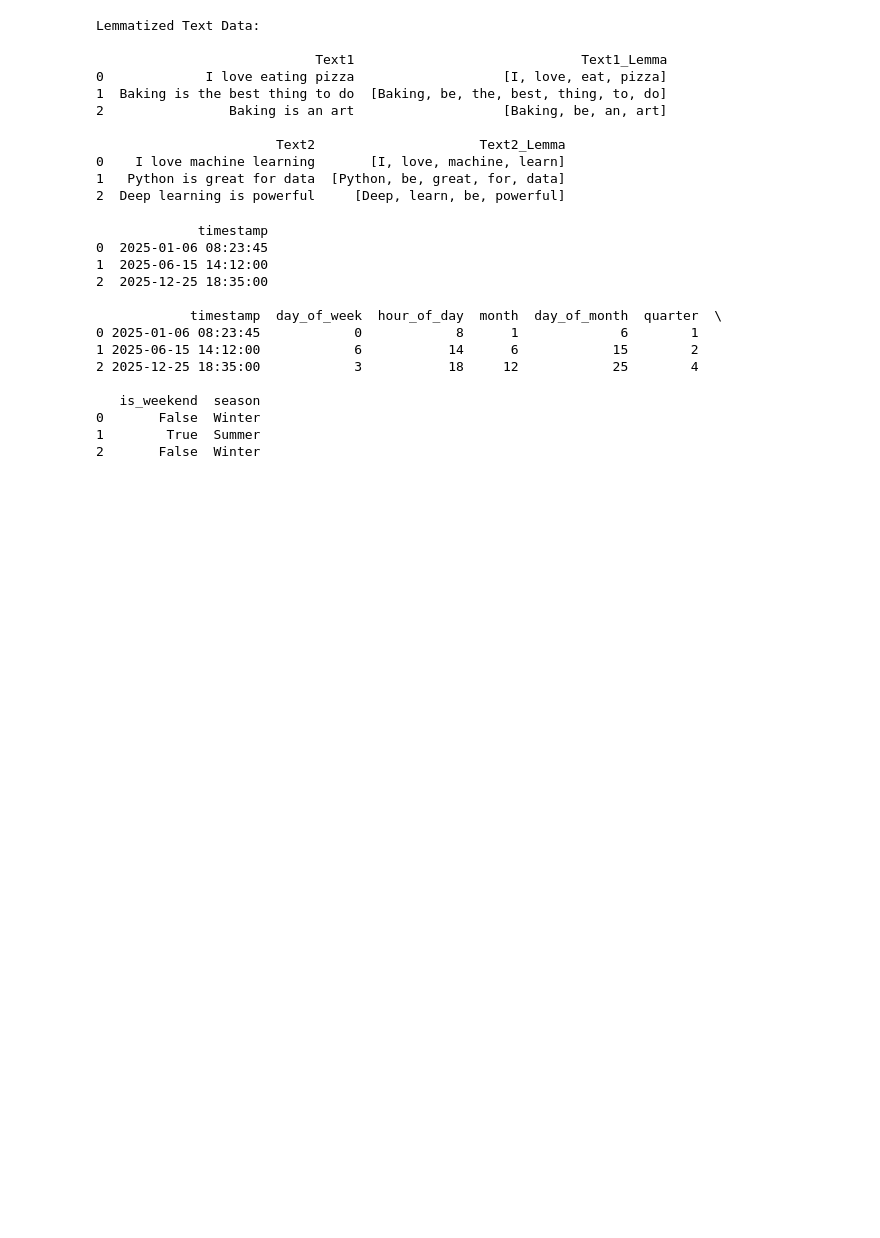
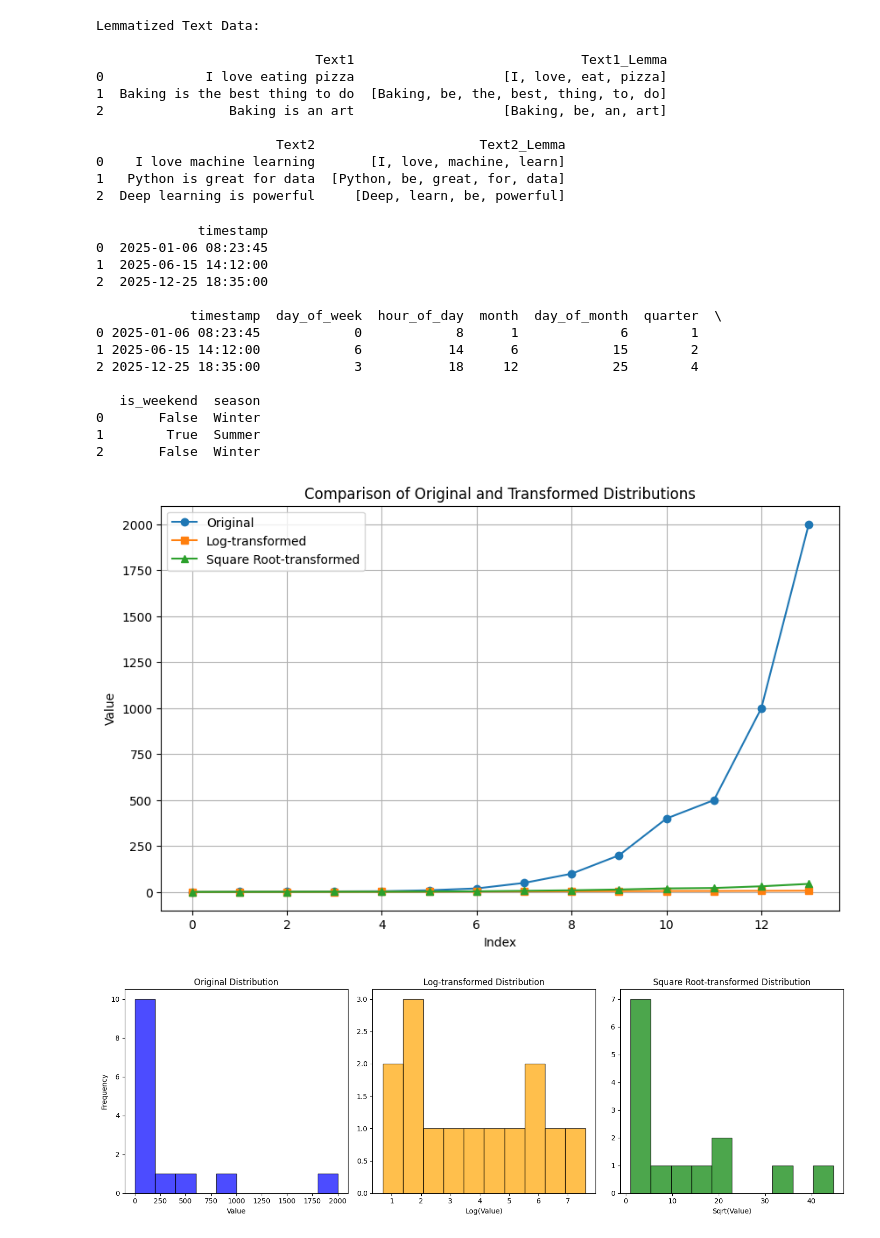
Before and after one commit to priiyu12/ML, a Jupyter notebook: Unit 1/Unit_1.ipynb, the cells around one changed output. Cells and saved outputs as stored; diff of their text form; code cells hidden in the pictures; blank space fills up the shorter version.

```diff
--- a/Unit 1/Unit_1.ipynb
+++ b/Unit 1/Unit_1.ipynb
@@ -592,3 +592,55 @@ print(convert, "\n")
 0       False  Winter
 1        True  Summer
 2       False  Winter
+# %%
+import numpy as np
+import pandas as pd
+import matplotlib.pyplot as plt
+
+# DataFrame with skewed data
+skew_data = {'value': [1, 2, 3, 4, 5, 10, 20, 50, 100, 200, 400, 500, 1000, 2000]}
+df = pd.DataFrame(skew_data)
+
+# Apply transformations
+df['log_value'] = np.log(df['value'] + 1)  # Add 1 to handle potential zeros
+df['sqrt_value'] = np.sqrt(df['value'])
+
+# Combined plot
+plt.figure(figsize=(10, 6))
+plt.plot(df['value'], label='Original', marker='o')
+plt.plot(df['log_value'], label='Log-transformed', marker='s')
+plt.plot(df['sqrt_value'], label='Square Root-transformed', marker='^')
+plt.title('Comparison of Original and Transformed Distributions')
+plt.xlabel('Index')
+plt.ylabel('Value')
+plt.legend()
+plt.grid(True)
+plt.show()
+
+# Histogram for distributions
+plt.figure(figsize=(15, 5))
+
+# Original
+plt.subplot(1, 3, 1)
+plt.hist(df['value'], bins=10, color='blue', alpha=0.7, edgecolor='black')
+plt.title('Original Distribution')
+plt.xlabel('Value')
+plt.ylabel('Frequency')
+
+# Log-transformed
+plt.subplot(1, 3, 2)
+plt.hist(df['log_value'], bins=10, color='orange', alpha=0.7, edgecolor='black')
+plt.title('Log-transformed Distribution')
+plt.xlabel('Log(Value)')
+
+# Square Root-transformed
+plt.subplot(1, 3, 3)
+plt.hist(df['sqrt_value'], bins=10, color='green', alpha=0.7, edgecolor='black')
+plt.title('Square Root-transformed Distribution')
+plt.xlabel('Sqrt(Value)')
+
+plt.tight_layout()
+plt.show()
+# %% [output]
+[figure, added]
+[figure, added]
```
